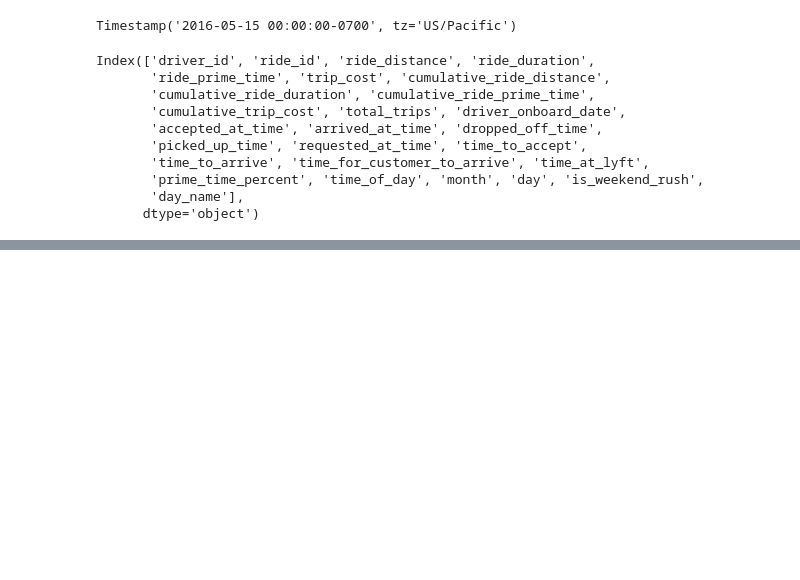
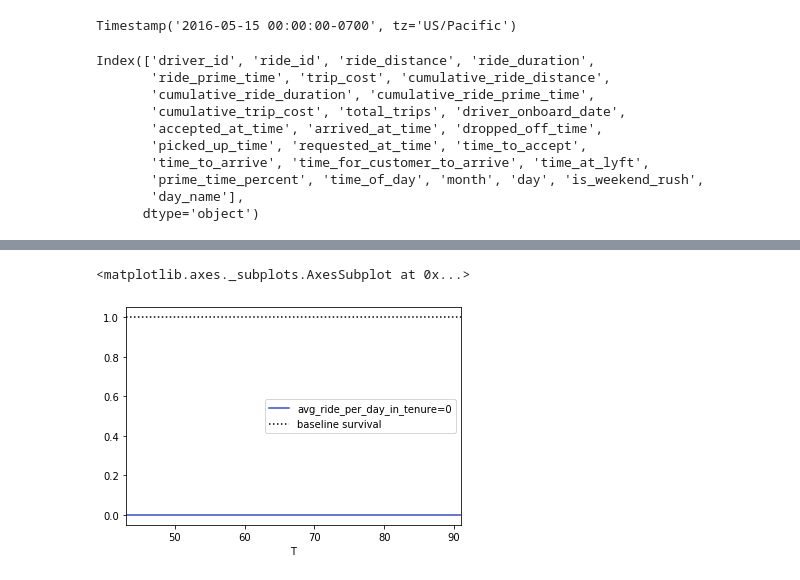
Before and after one commit to mancunian1792/lyft_data_challenge, a Jupyter notebook: data_exploration.ipynb, the cells around one changed output, grey strips where cells are left out. Cells and saved outputs as stored; diff of their text form; code cells hidden in the pictures; blank space fills up the shorter version.

```diff
--- a/data_exploration.ipynb
+++ b/data_exploration.ipynb
@@ -631,0 +664,5 @@ Index(['driver_id', 'ride_id', 'ride_distance', 'ride_duration',
+# %%
+lf_df_cph = lf_df[['time_at_lyft.mean', 'event_observed','avg_ride_per_day_in_tenure', 'avg_cost_per_ride_in_tenure']]
+from lifelines import CoxPHFitter
+cph = CoxPHFitter()
+cph.fit(lf_df_cph, duration_col="time_at_lyft.mean", event_col="event_observed")
@@ -631,0 +699,5 @@ Index(['driver_id', 'ride_id', 'ride_distance', 'ride_duration',
+# %%
+cph.plot_covariate_groups('avg_ride_per_day_in_tenure', range(0,, 3), cmap='coolwarm')
+# %% [output]
+<matplotlib.axes._subplots.AxesSubplot at 0x...>
+[figure, added]
```
Also changed, not shown: parts of 31 cells of this notebook.
